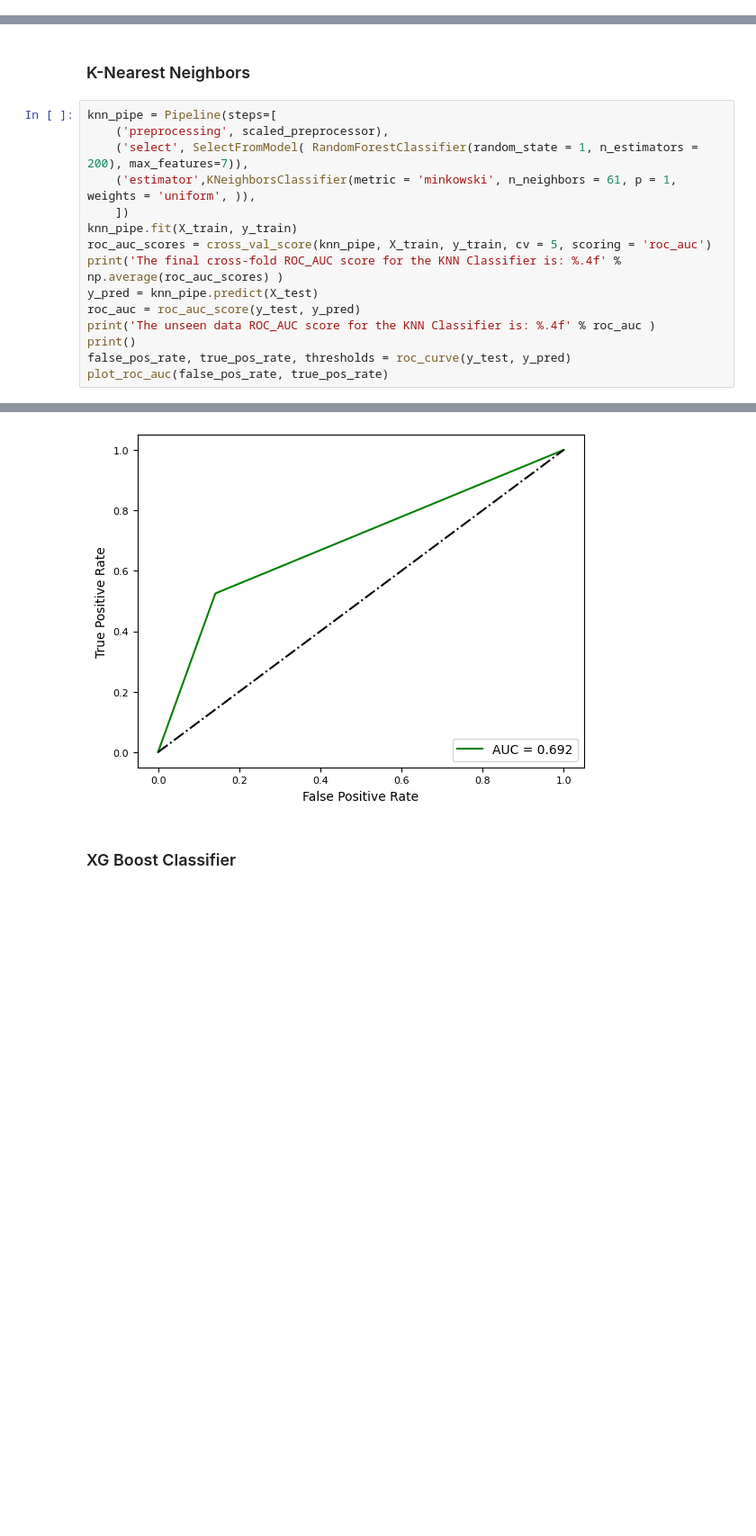
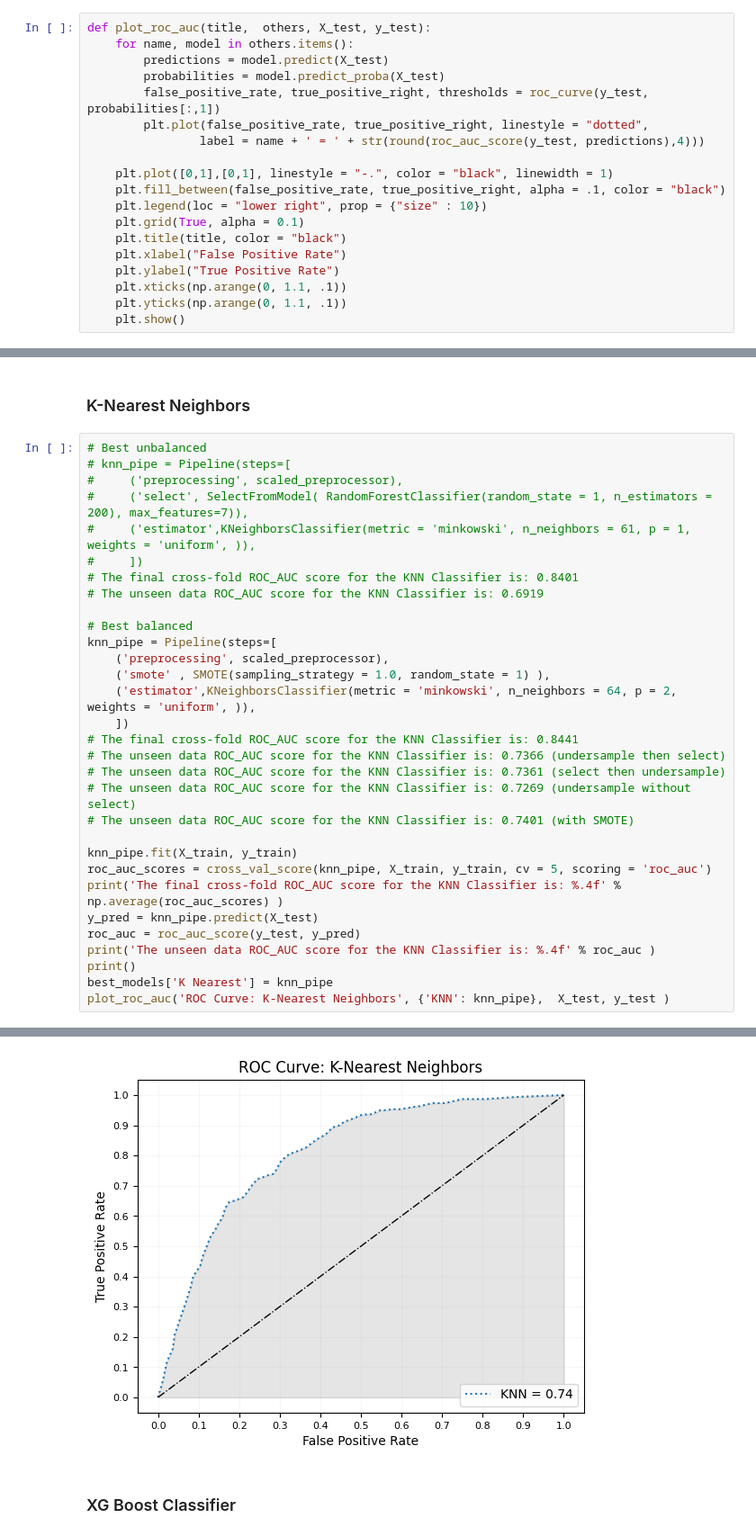
Before and after one commit to jds167/ML-Final-Project, a Jupyter notebook: greenwell-final-project.ipynb, the cells around one changed output, grey strips where cells are left out. Shown at 90% size. Drawn from its saved outputs; the diff is of its cells as text; blank space fills up the shorter version.

```diff
--- a/greenwell-final-project.ipynb
+++ b/greenwell-final-project.ipynb
@@ -1351,3 +1521,22 @@ def plot_roc_auc(fpr, tpr):
+# %%
+def plot_roc_auc(title,  others, X_test, y_test):
+    for name, model in others.items():
+        predictions = model.predict(X_test)
+        probabilities = model.predict_proba(X_test)
+        false_positive_rate, true_positive_right, thresholds = roc_curve(y_test, probabilities[:,1])
+        plt.plot(false_positive_rate, true_positive_right, linestyle = "dotted",
+                label = name + ' = ' + str(round(roc_auc_score(y_test, predictions),4)))
+
+    plt.plot([0,1],[0,1], linestyle = "-.", color = "black", linewidth = 1)
+    plt.fill_between(false_positive_rate, true_positive_right, alpha = .1, color = "black")
+    plt.legend(loc = "lower right", prop = {"size" : 10})
+    plt.grid(True, alpha = 0.1)
+    plt.title(title, color = "black")
+    plt.xlabel("False Positive Rate")
+    plt.ylabel("True Positive Rate")
+    plt.xticks(np.arange(0, 1.1, .1))
+    plt.yticks(np.arange(0, 1.1, .1))
+    plt.show()
 # %% [markdown]
 ### LDA - Logistic Regression
 # %%
@@ -1466,11 +1756,27 @@ The unseen data ROC_AUC score for the Random Forest Classifier is: 0.6938
 # %% [markdown]
 ### K-Nearest Neighbors
 # %%
+# Best unbalanced
+# knn_pipe = Pipeline(steps=[
+#     ('preprocessing', scaled_preprocessor),
+#     ('select', SelectFromModel( RandomForestClassifier(random_state = 1, n_estimators = 200), max_features=7)),
+#     ('estimator',KNeighborsClassifier(metric = 'minkowski', n_neighbors = 61, p = 1,  weights = 'uniform', )),
+#     ])
+# The final cross-fold ROC_AUC score for the KNN Classifier is: 0.8401
+# The unseen data ROC_AUC score for the KNN Classifier is: 0.6919
+
+# Best balanced
 knn_pipe = Pipeline(steps=[
     ('preprocessing', scaled_preprocessor),
-    ('select', SelectFromModel( RandomForestClassifier(random_state = 1, n_estimators = 200), max_features=7)),
-    ('estimator',KNeighborsClassifier(metric = 'minkowski', n_neighbors = 61, p = 1,  weights = 'uniform', )),
+    ('smote' , SMOTE(sampling_strategy = 1.0, random_state = 1) ),
+    ('estimator',KNeighborsClassifier(metric = 'minkowski', n_neighbors = 64, p = 2,  weights = 'uniform', )),
     ])
+# The final cross-fold ROC_AUC score for the KNN Classifier is: 0.8441
+# The unseen data ROC_AUC score for the KNN Classifier is: 0.7366 (undersample then select)
+# The unseen data ROC_AUC score for the KNN Classifier is: 0.7361 (select then undersample)
+# The unseen data ROC_AUC score for the KNN Classifier is: 0.7269 (undersample without select)
+# The unseen data ROC_AUC score for the KNN Classifier is: 0.7401 (with SMOTE)
+
 knn_pipe.fit(X_train, y_train)
 roc_auc_scores = cross_val_score(knn_pipe, X_train, y_train, cv = 5, scoring = 'roc_auc')
 print('The final cross-fold ROC_AUC score for the KNN Classifier is: %.4f' % np.average(roc_auc_scores) )
@@ -1478,6 +1784,6 @@ y_pred = knn_pipe.predict(X_test)
 roc_auc = roc_auc_score(y_test, y_pred)
 print('The unseen data ROC_AUC score for the KNN Classifier is: %.4f' % roc_auc )
 print()
-false_pos_rate, true_pos_rate, thresholds = roc_curve(y_test, y_pred)
-plot_roc_auc(false_pos_rate, true_pos_rate)
+best_models['K Nearest'] = knn_pipe
+plot_roc_auc('ROC Curve: K-Nearest Neighbors', {'KNN': knn_pipe},  X_test, y_test )
 # %% [output]
@@ -1486,4 +1792,4 @@ The unseen data ROC_AUC score for the KNN Classifier is: 0.6919
-[figure, old version]
+[figure, new version]
 # %% [markdown]
 ### XG Boost Classifier
 # %%
```
Also changed, not shown: parts of 89 cells of this notebook.
